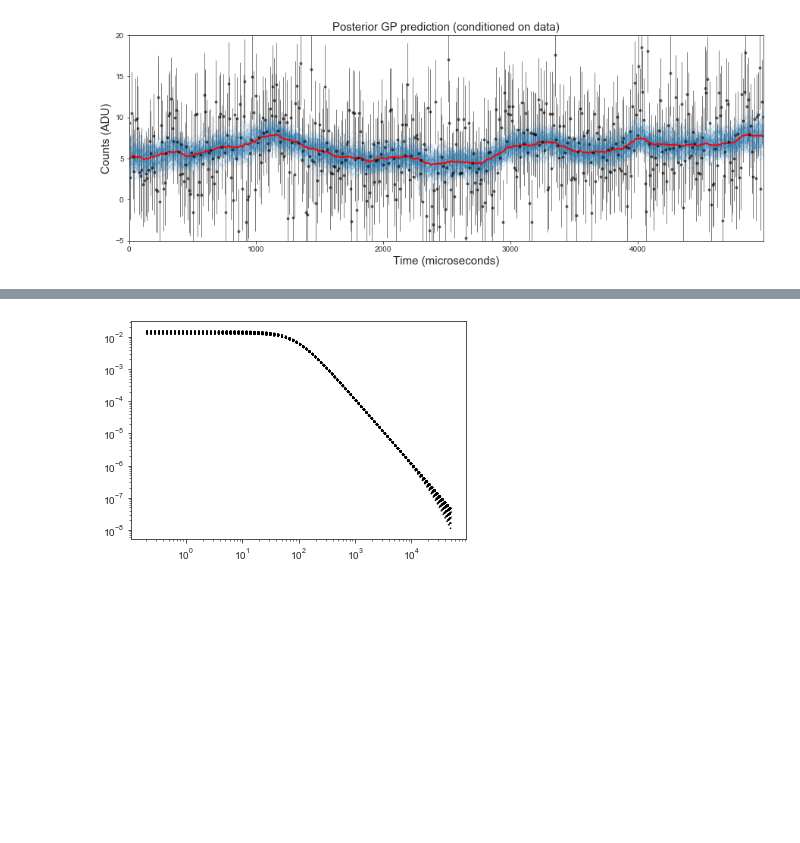
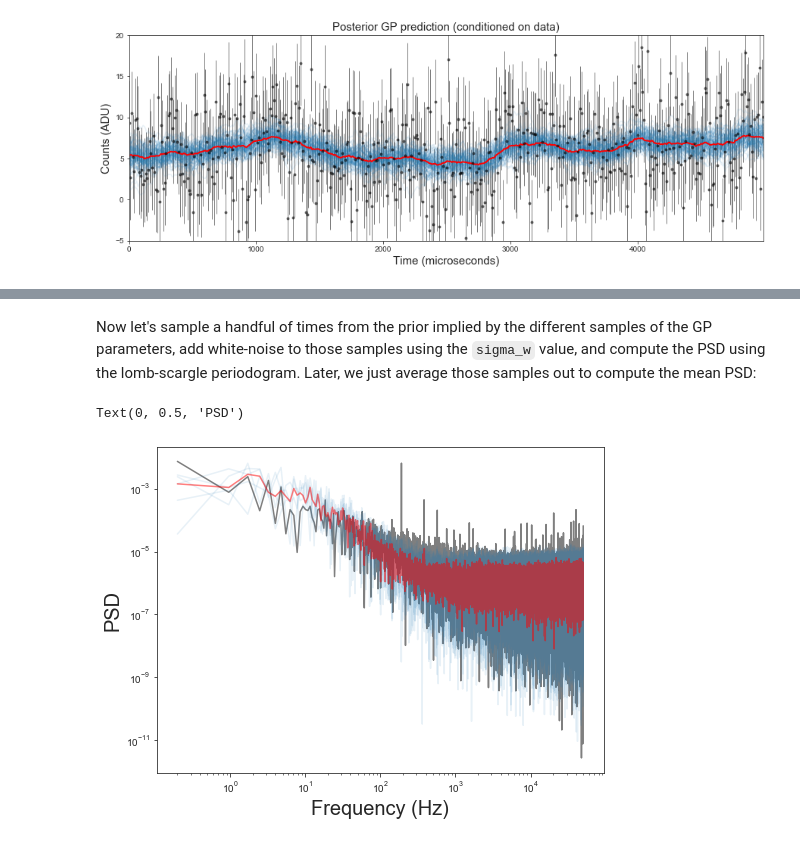
Before and after one commit to nespinoza/darks_nircam, a Jupyter notebook: Darks Analysis NIRCam - Part 2.ipynb, the cells around one changed output, grey strips where cells are left out. Cells and saved outputs as stored; diff of their text form; code cells hidden in the pictures; blank space fills up the shorter version.

```diff
--- a/Darks Analysis NIRCam - Part 2.ipynb
+++ b/Darks Analysis NIRCam - Part 2.ipynb
@@ -178,17 +180,45 @@ omega = 2 * np.pi * freq
-# %%
-first_time = True
-for sample in posterior_samples[np.random.randint(posterior_samples.shape[0], size=100)]:
-    # Extract sample:
-    sigma_w, sigma_gp, rho, Q = sample
-    # Compute GP:
-    gp.kernel = terms.SHOTerm(sigma=sigma_gp, rho=rho, Q = Q)
-    # Plot PSD:
-    psd = gp.kernel.get_psd(omega)
-    plt.loglog(freq, psd, ":k", label="full model")
-    if first_time:
-        all_psds = np.copy(psd)
-        first_time = False
-    else:
-        all_psds = np.vstack((all_psds, np.copy(psd)))
-# %% [output]
-[figure, removed]
+# %% [markdown]
+Now let's sample a handful of times from the prior implied by the different samples of the GP parameters, add white-noise to those samples using the `sigma_w` value, and compute the PSD using the lomb-scargle periodogram. Later, we just average those samples out to compute the mean PSD:
+# %%
+first_time = True
+ndata = len(x)
+
+plt.figure(figsize=(8,6))
+
+for sample in posterior_samples[np.random.randint(posterior_samples.shape[0], size=5)]:
+
+    # Extract sample:
+    sigma_w, sigma_gp, rho, Q = sample
+
+    # Compute GP:
+    gp.kernel = terms.SHOTerm(sigma=sigma_gp, rho=rho, Q = Q*1e-1)
+    gp.compute(x, quiet=True)
+    # Sample from prior defined by those parameters:
+    sample = gp.sample()
+
+    # Add white-noise to this:
+    sample = sample + np.random.normal(0., sigma_w, ndata)
+
+    # Compute PSD using lomb-scargle magic:
+    power = LombScargle(x, sample).power(freq)
+
+    # Plot PSD:
+    plt.loglog(freq, power, color="C0", alpha=0.1, zorder = 1)
+    if first_time:
+        all_psds = np.copy(power)
+        first_time = False
+    else:
+        all_psds = np.vstack((all_psds, np.copy(power)))
+
+# Compute PSD of the data:
+power_data = LombScargle(x, y).power(freq)
+plt.loglog(freq, power_data, zorder = 0, color='black', alpha = 0.5)
+
+# And compute the mean PSD of the model:
+plt.loglog(freq, np.median(all_psds, axis = 0), zorder = 2, color = 'red', alpha = 0.5)
+
+plt.xlabel('Frequency (Hz)', fontsize = 20)
+plt.ylabel('PSD', fontsize = 20)
+# %% [output]
+Text(0, 0.5, 'PSD')
+[figure, added]
```
Also changed, not shown: parts of 28 cells of this notebook.
